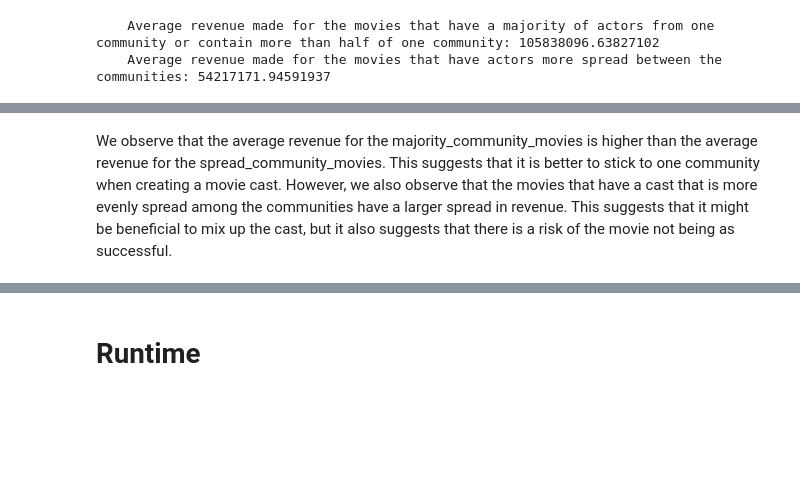
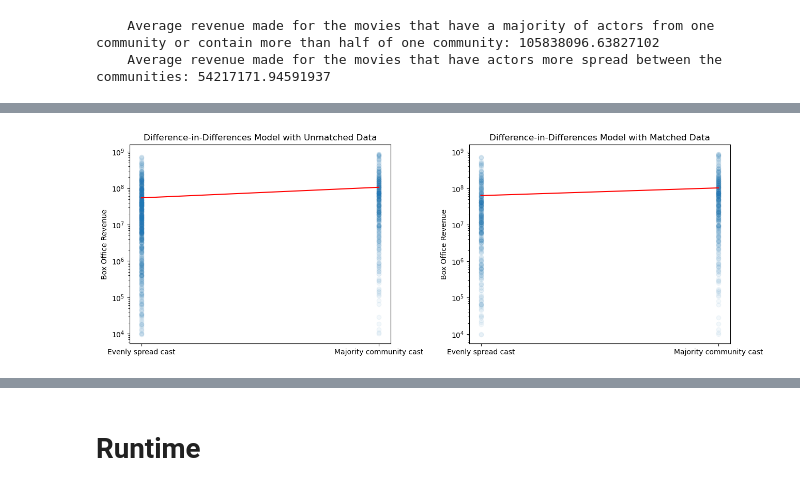
Before and after one commit to epfl-ada/ada-2022-project-teambadass, a Jupyter notebook: torkel-3.0.ipynb, the cells around one changed output, grey strips where cells are left out. Cells and saved outputs as stored; diff of their text form; code cells hidden in the pictures; blank space fills up the shorter version.

Commit message:
:green_heart: Cast

```diff
--- a/torkel-3.0.ipynb
+++ b/torkel-3.0.ipynb
@@ -1124,0 +1155,11 @@ print(
+# %%
+# compute propensity score
+formula = 'majority_community ~  movie_runtime + year_released + num_languages + num_countries'
+
+mod = smf.logit(formula=formula, data=community_movies_df)
+
+res = mod.fit()
+
+community_movies_df['propensity_score'] = res.predict(community_movies_df[['movie_runtime', 'year_released', 'num_languages', 'num_countries']])
+
+print(res.summary())
@@ -1124,0 +1209,8 @@ print(
+# %%
+# collect matched instances
+matched_community = [i[0] for i in list(matching_ethnicity)] + [i[1] for i in list(matching_ethnicity)]
+# %%
+# create the balanced dataset
+balanced_communities_df = community_movies_df_original.iloc[matched_community].copy()
+print(balanced_communities_df.shape)
+balanced_communities_df.head(1)
@@ -1170,2 +1255,36 @@ plt.show()
-# %% [markdown]
-We observe that the average revenue for the majority_community_movies is higher than the average revenue for the spread_community_movies. This suggests that it is better to stick to one community when creating a movie cast. However, we also observe that the movies that have a cast that is more evenly spread among the communities have a larger spread in revenue. This suggests that it might be beneficial to mix up the cast, but it also suggests that there is a risk of the movie not being as successful.
+# %%
+# plot the results
+fig, axs = plt.subplots(1, 2, figsize=(15, 5))
+
+# plot the previous difference-in-differences model with labels
+axs[0].scatter(community_movies_df['majority_community'], community_movies_df['movie_box_office_revenue'], alpha=0.05)
+axs[0].plot(community_movies_df['majority_community'], res_naive.fittedvalues, color='red')
+
+axs[1].scatter(balanced_communities_df['majority_community'], balanced_communities_df['movie_box_office_revenue'], alpha=0.05)
+axs[1].plot(balanced_communities_df['majority_community'], res_match.fittedvalues, color='red')
+
+# set log scale
+axs[0].set_yscale('log')
+axs[1].set_yscale('log')
+
+# set the title
+axs[0].set_title('Difference-in-Differences Model with Unmatched Data')
+axs[1].set_title('Difference-in-Differences Model with Matched Data')
+
+# set y label of figure
+axs[0].set_ylabel('Box Office Revenue')
+axs[1].set_ylabel('Box Office Revenue')
+
+# set the x ticks
+axs[0].set_xticks([0, 1])
+axs[0].set_xticklabels(['Evenly spread cast', 'Majority community cast'])
+axs[1].set_xticks([0, 1])
+axs[1].set_xticklabels(['Evenly spread cast', 'Majority community cast'])
+
+# add some distance between the subplots
+plt.subplots_adjust(wspace=0.3)
+
+# show the plot
+plt.show()
+# %% [output]
+[figure, added]
```
Also changed, not shown: parts of 82 cells of this notebook.
